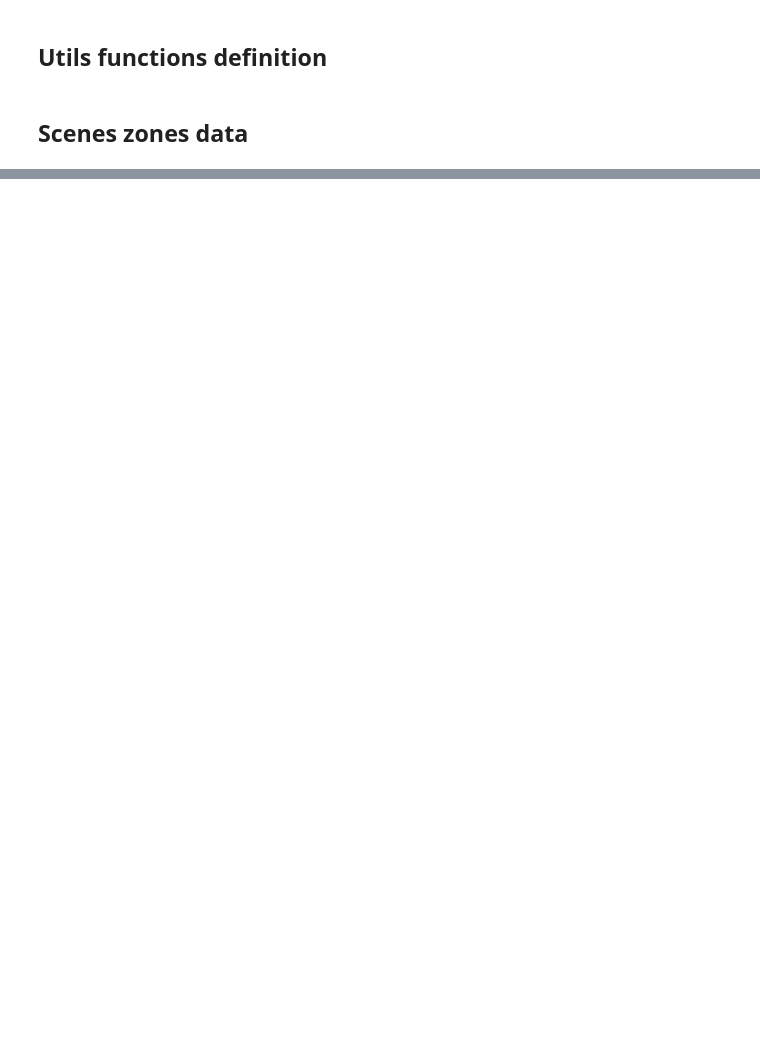
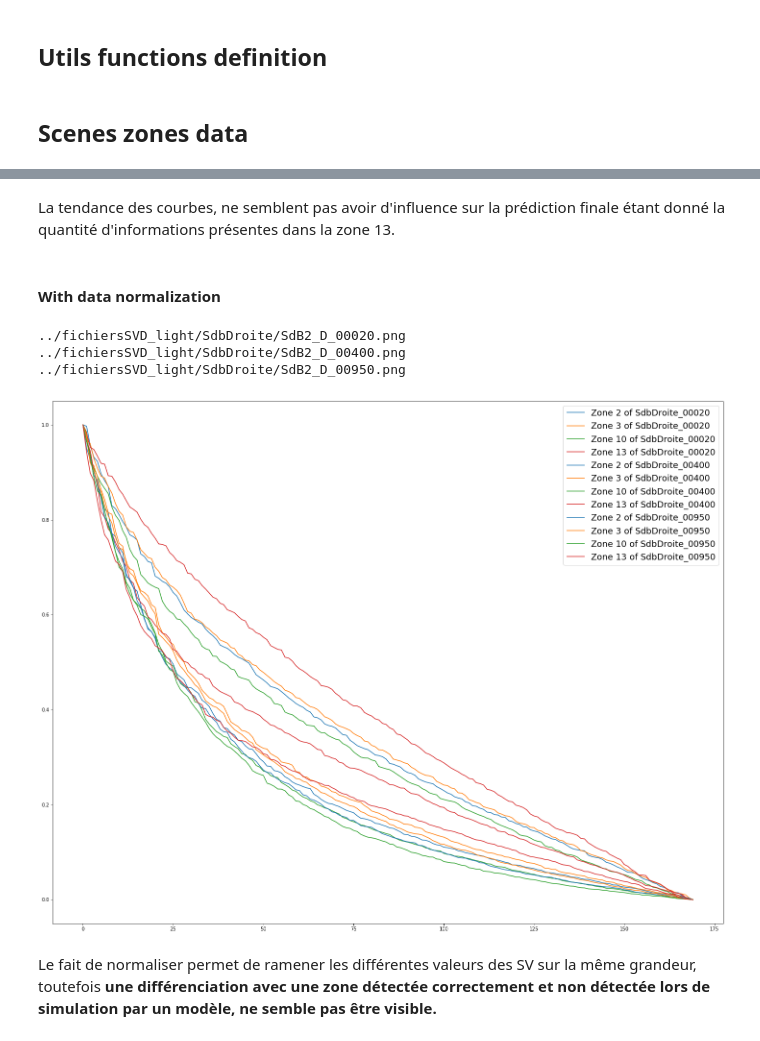
Before and after one commit to prise-3d/Thesis-NoiseDetection-attributes, a Jupyter notebook: analysis/svd_zones_analysis.ipynb, the cells around one changed output, grey strips where cells are left out. Drawn from its saved outputs; the diff is of its cells as text; code cells hidden in the pictures; blank space fills up the shorter version.

```diff
--- a/analysis/svd_zones_analysis.ipynb
+++ b/analysis/svd_zones_analysis.ipynb
@@ -108,0 +129,15 @@ display_sv_data(current_dict, interval)
+# %% [markdown]
+La tendance des courbes, ne semblent pas avoir d'influence sur la prédiction finale étant donné la quantité d'informations présentes dans la zone 13.
+# %% [markdown]
+#### With data normalization
+# %%
+images_path = compute_images_path(current_dict)
+zones_data = get_images_zones(current_dict, images_path)
+display_sv_data(current_dict, zones_data, interval, True)
+# %% [output]
+../fichiersSVD_light/SdbDroite/SdB2_D_00020.png
+../fichiersSVD_light/SdbDroite/SdB2_D_00400.png
+../fichiersSVD_light/SdbDroite/SdB2_D_00950.png
+[figure, added]
+# %% [markdown]
+Le fait de normaliser permet de ramener les différentes valeurs des SV sur la même grandeur, toutefois **une différenciation avec une zone détectée correctement et non détectée lors de simulation par un modèle, ne semble pas être visible.**
```
Also changed, not shown: parts of 9 cells of this notebook, 5 other files.
